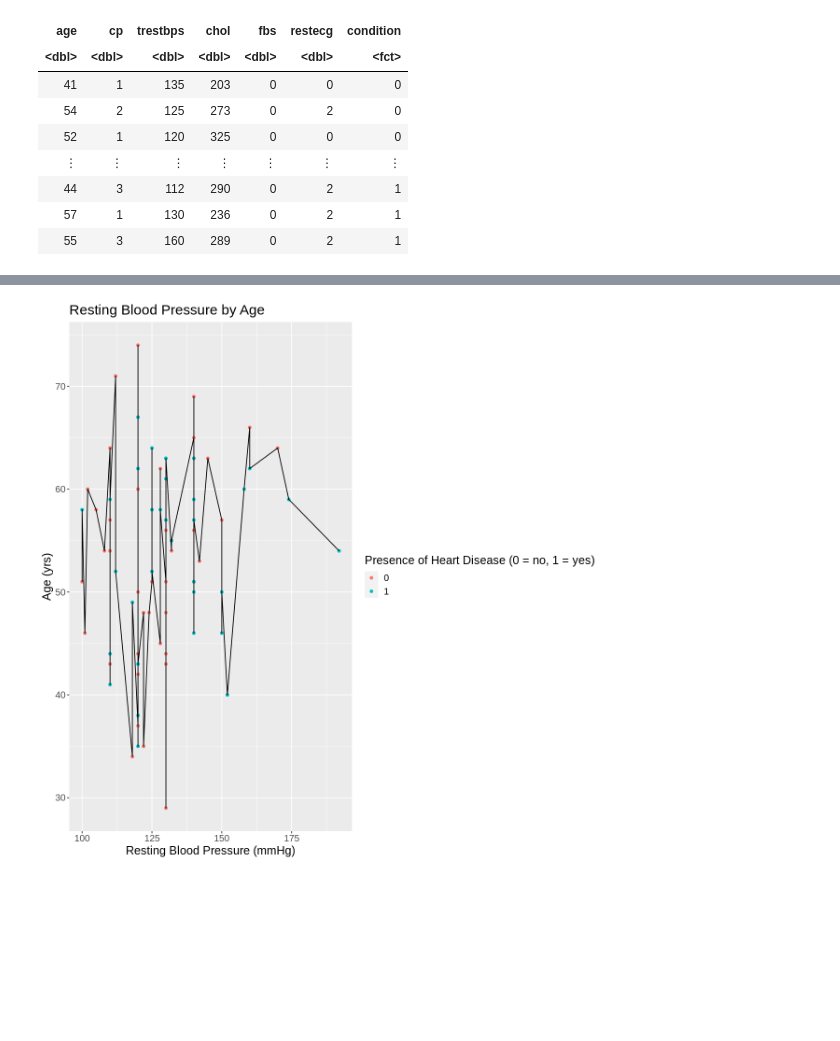
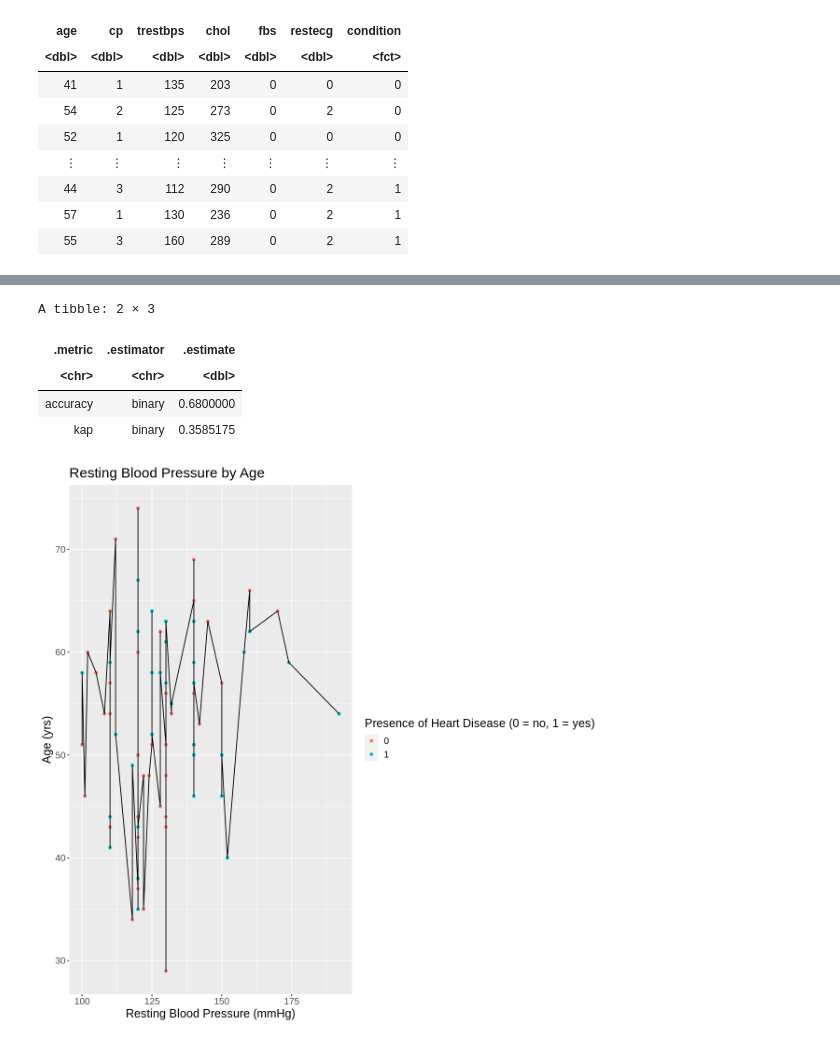
Before and after one commit to LordofSabres/Team_Pineapples_DSCI_100, a Jupyter notebook: projectproposal.ipynb, the cells around one changed output, grey strips where cells are left out. Drawn from its saved outputs; the diff is of its cells as text; code cells hidden in the pictures; blank space fills up the shorter version.

Commit message:
created model and added prediction

```diff
--- a/projectproposal.ipynb
+++ b/projectproposal.ipynb
@@ -122,3 +111,26 @@ heart_accuracy_plot
+# %%
+set.seed(3036)
+heart_spec<-nearest_neighbor(weight_func="rectangular", neighbors=2)|>
+set_engine("kknn")|>
+set_mode("classification")
+
+heart_fit<-workflow()|>
+add_recipe(heart_recipe)|>
+add_model(heart_spec)|>
+fit(data=data_train)
+
+heart_prediction<-predict(heart_fit, data_testing)|>
+bind_cols(data_testing)
+
+heart_metrics<-heart_prediction|>
+metrics(truth=condition, estimate=.pred_class)
+heart_metrics
+# %% [output]
+A tibble: 2 × 3
+| .metric | .estimator | .estimate |
+| <chr> | <chr> | <dbl> |
+| accuracy | binary | 0.6800000 |
+| kap | binary | 0.3585175 |
 # %%
 options(repr.plot.width = 10, repr.plot.height = 10)
 training_plot <- ggplot(data_train, aes(x=trestbps, y=age)) +
```
Also changed, not shown: parts of 3 cells of this notebook.
